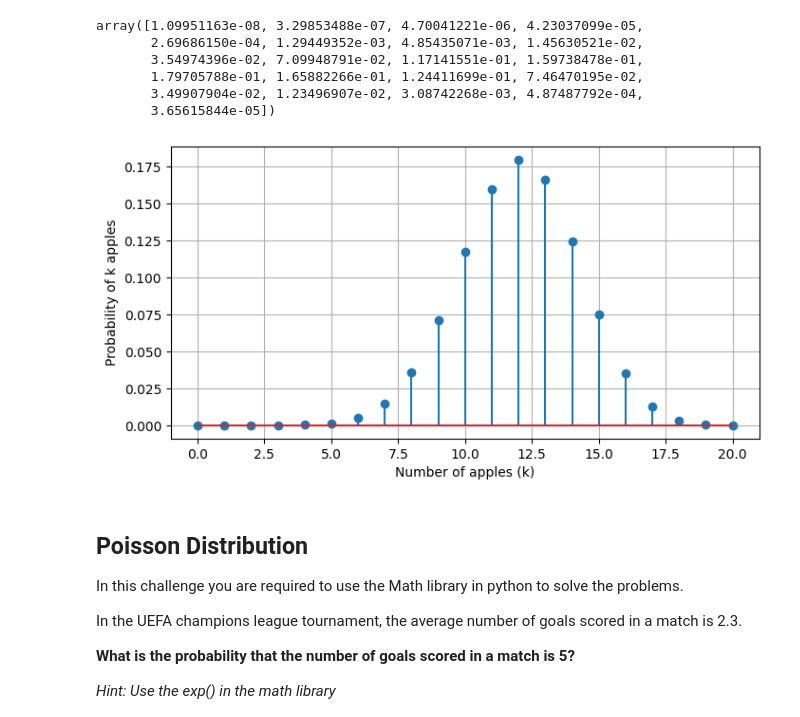
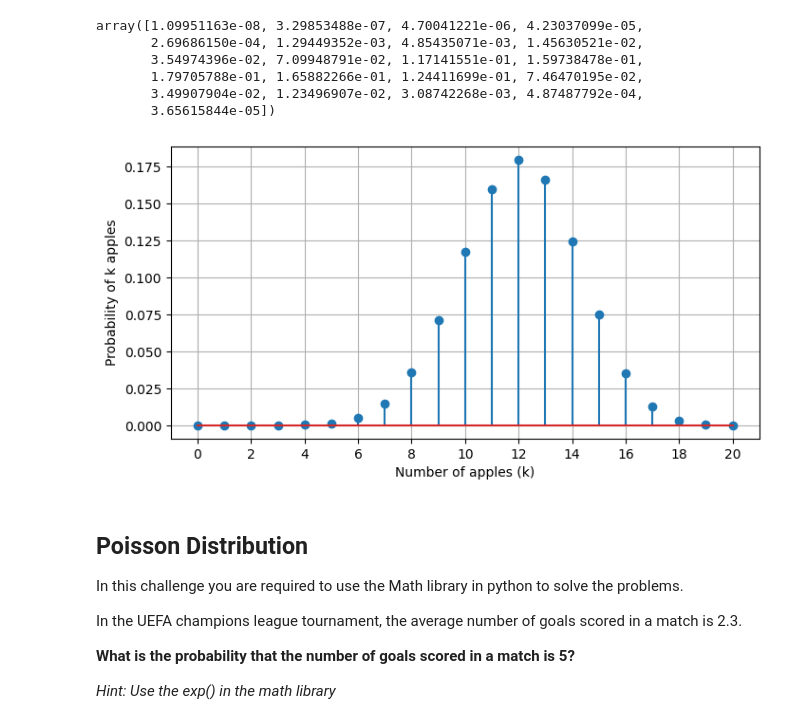
Before and after one commit to Esalsac/lab-discrete-probability-distributions-en, a Jupyter notebook: your-code/main.ipynb, the cells around one changed output. Cells and saved outputs as stored; diff of their text form; code cells hidden in the pictures.

```diff
--- a/your-code/main.ipynb
+++ b/your-code/main.ipynb
@@ -132,12 +132,13 @@ array([1.09951163e-08, 3.29853488e-07, 4.70041221e-06, 4.23037099e-05,
 # %%
 plt.figure(figsize=(8, 4))
 plt.stem(np.arange(0,21), pmf_apples)
+plt.xticks(np.arange(0,21,2))
 plt.xlabel("Number of apples (k)")
 plt.ylabel("Probability of k apples")
 plt.grid(True)
 plt.show()
 # %% [output]
-[figure, old version]
+[figure, new version]
 # %% [markdown]
 ## Poisson Distribution
 
```
Also changed, not shown: parts of 4 cells of this notebook.
